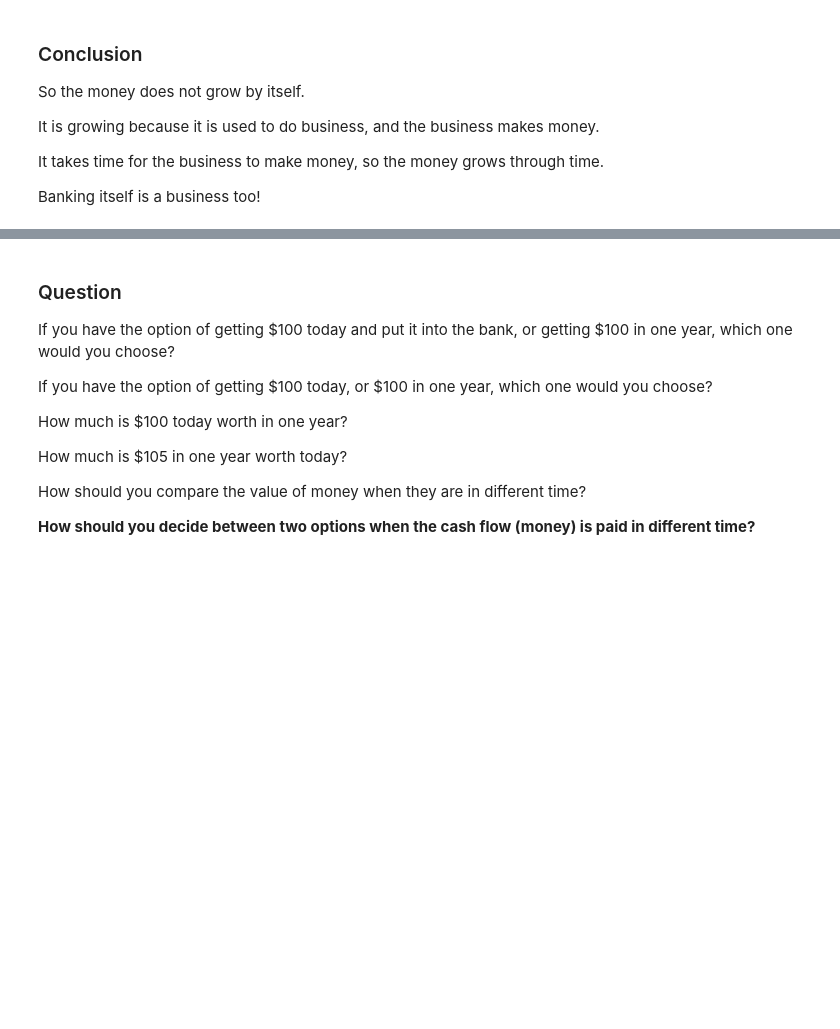
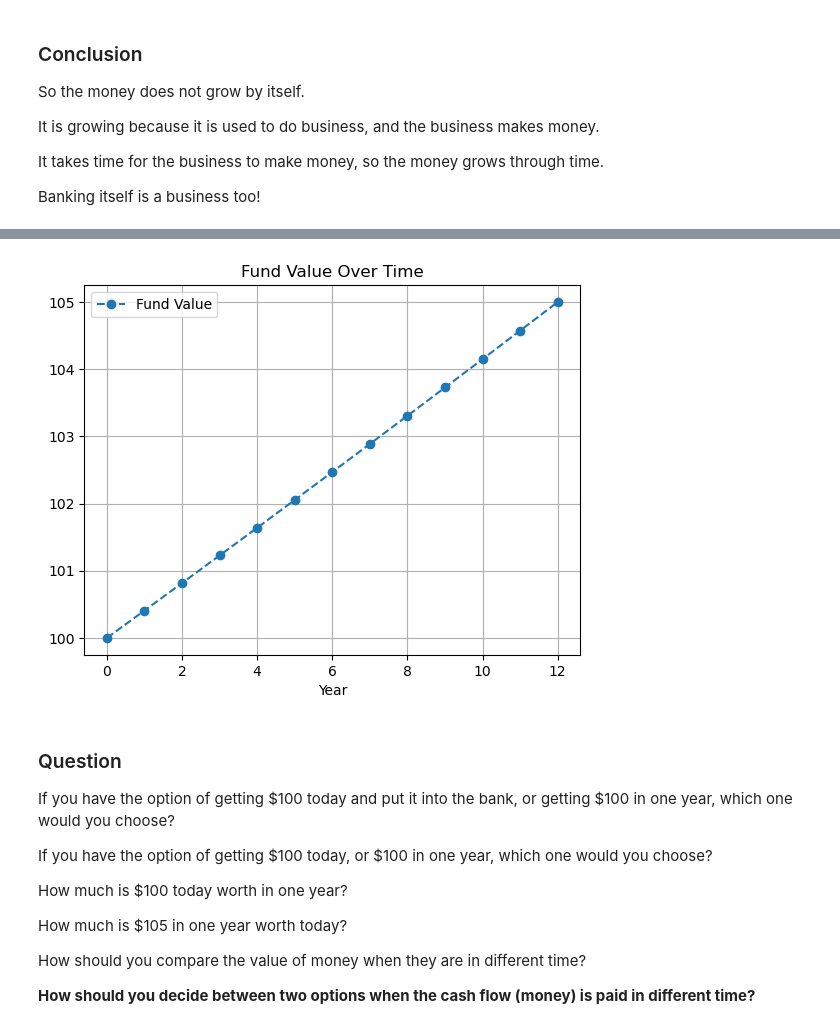
Before and after one commit to xintong0087/jeremyMath, a Jupyter notebook: otherTopics/financialMath/introductionToFinance.ipynb, the cells around one changed output, grey strips where cells are left out. Saved outputs shown, nothing was run; the diff lists cells and outputs as text; code cells hidden in the pictures; blank space fills up the shorter version.

```diff
--- a/otherTopics/financialMath/introductionToFinance.ipynb
+++ b/otherTopics/financialMath/introductionToFinance.ipynb
@@ -15,12 +15,15 @@ So $100 becomes $105 in one year, and more interest will be added the year after
 # %%
 import pandas as pd
 
-def plotFundValue(principal, interestRate, investmentTime, returnSeries=False, plot=True):
+def plotFundValue(principal, interestRate, investmentTime, returnSeries=False, plot=True, monthly=False):
 
     fundValue = pd.Series(range(investmentTime + 1))
 
     fundValue.name = 'Fund Value'
     fundValue.index.name = 'Year'
+
+    if monthly:
+        fundValue.index.name = 'Month'
 
     fundValue[0] = principal
 
@@ -153,3 +203,12 @@ Banking itself is a business too!
+# %%
+principal = 100
+annualRate = 0.05
+monthlyRate = (1 + annualRate) ** (1 / 12) - 1
+investmentTime = 1 * 12
+
+plotFundValue(principal, monthlyRate, investmentTime)
+# %% [output]
+[figure, added]
 # %% [markdown]
 ### Question
 
```
Also changed, not shown: parts of 1 cell of this notebook.
